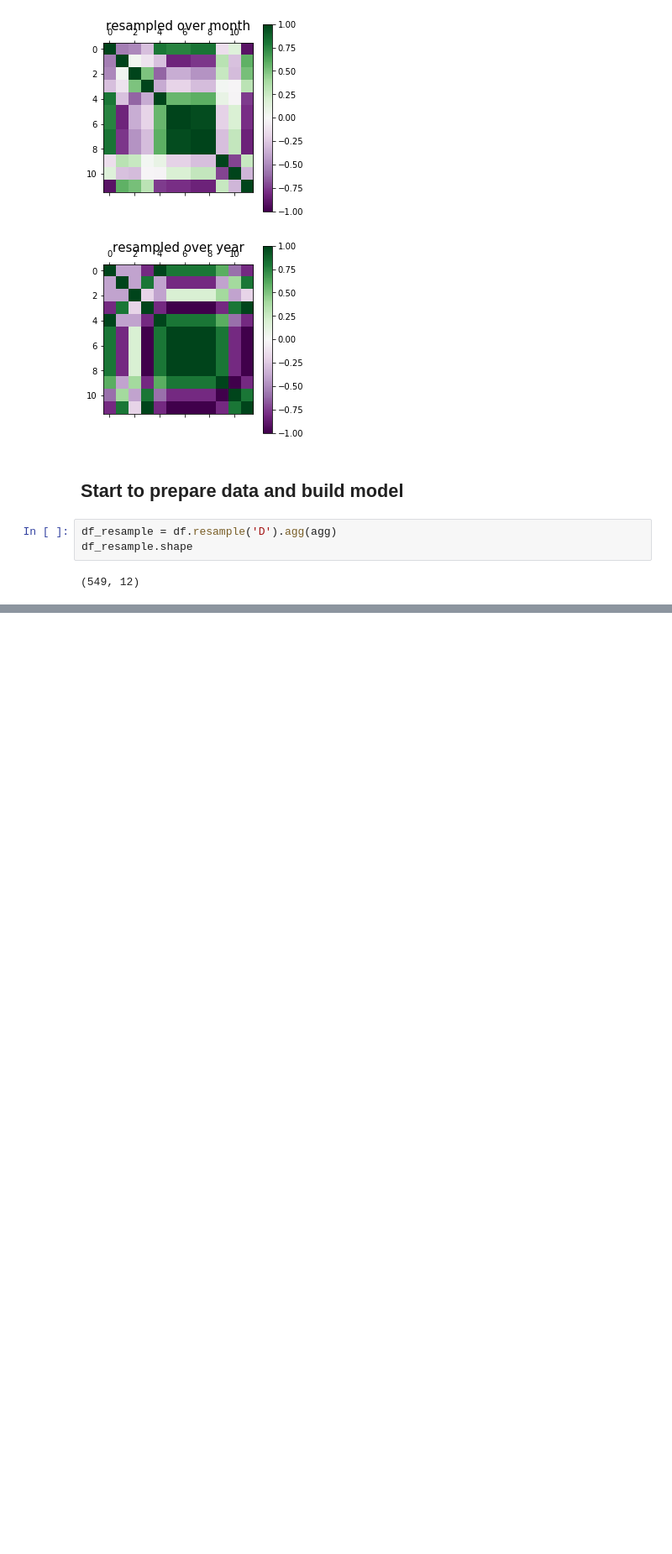
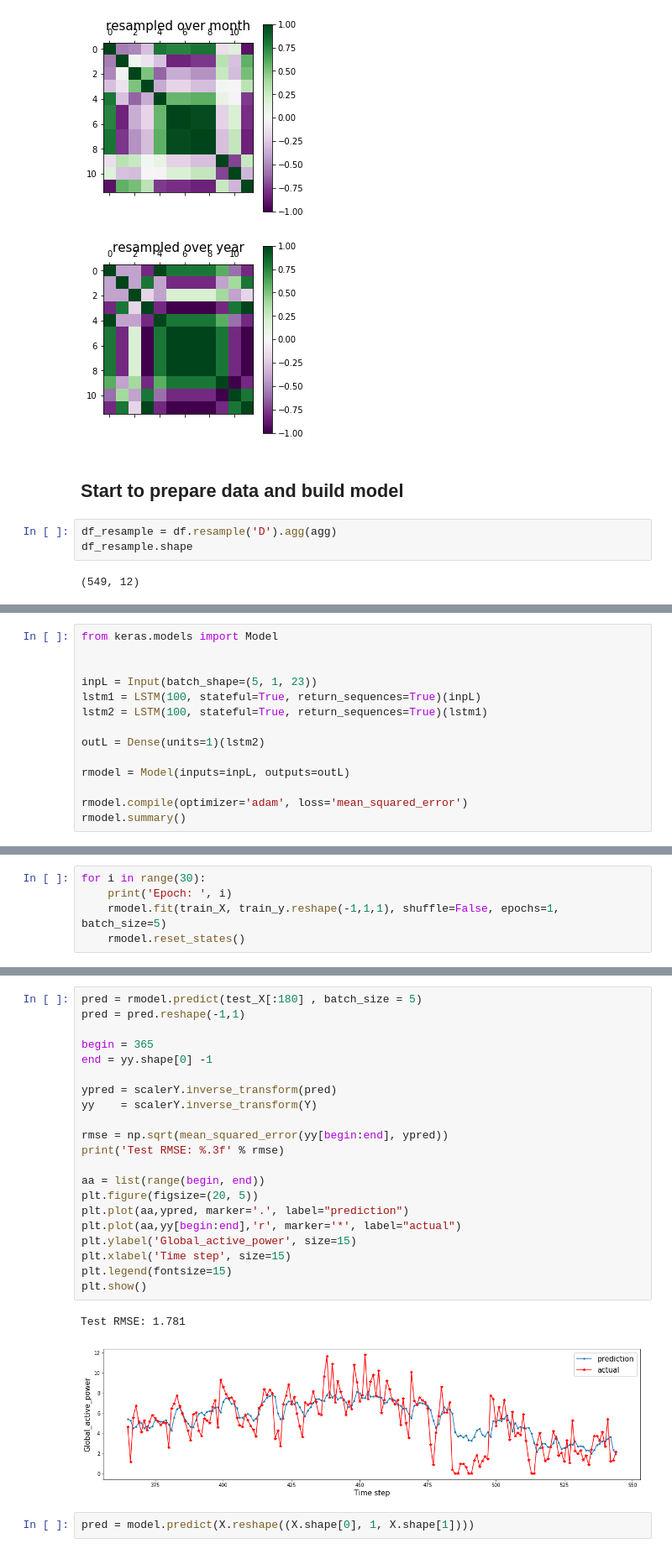
Before and after one commit to BorisAnimal/IU-Data-Analysis-Research, a Jupyter notebook: Boris#2.ipynb, the cells around one changed output, grey strips where cells are left out. Shown at 84% size. Drawn from its saved outputs; the diff is of its cells as text; blank space fills up the shorter version.

```diff
--- a/Boris#2.ipynb
+++ b/Boris#2.ipynb
@@ -383,0 +441,14 @@ plt.show()
+# %%
+from keras.models import Model
+
+
+inpL = Input(batch_shape=(5, 1, 23))
+lstm1 = LSTM(100, stateful=True, return_sequences=True)(inpL)
+lstm2 = LSTM(100, stateful=True, return_sequences=True)(lstm1)
+
+outL = Dense(units=1)(lstm2)
+
+rmodel = Model(inputs=inpL, outputs=outL)
+
+rmodel.compile(optimizer='adam', loss='mean_squared_error')
+rmodel.summary()
@@ -383,0 +475,5 @@ plt.show()
+# %%
+for i in range(30):
+    print('Epoch: ', i)
+    rmodel.fit(train_X, train_y.reshape(-1,1,1), shuffle=False, epochs=1, batch_size=5)
+    rmodel.reset_states()
@@ -383,0 +498,26 @@ plt.show()
+# %%
+pred = rmodel.predict(test_X[:180] , batch_size = 5)
+pred = pred.reshape(-1,1)
+
+begin = 365
+end = yy.shape[0] -1
+
+ypred = scalerY.inverse_transform(pred)
+yy    = scalerY.inverse_transform(Y)
+
+rmse = np.sqrt(mean_squared_error(yy[begin:end], ypred))
+print('Test RMSE: %.3f' % rmse)
+
+aa = list(range(begin, end))
+plt.figure(figsize=(20, 5))
+plt.plot(aa,ypred, marker='.', label="prediction")
+plt.plot(aa,yy[begin:end],'r', marker='*', label="actual")
+plt.ylabel('Global_active_power', size=15)
+plt.xlabel('Time step', size=15)
+plt.legend(fontsize=15)
+plt.show()
+# %% [output]
+Test RMSE: 1.781
+[figure, added]
+# %%
+pred = model.predict(X.reshape((X.shape[0], 1, X.shape[1])))
```
Also changed, not shown: parts of 19 cells of this notebook.
